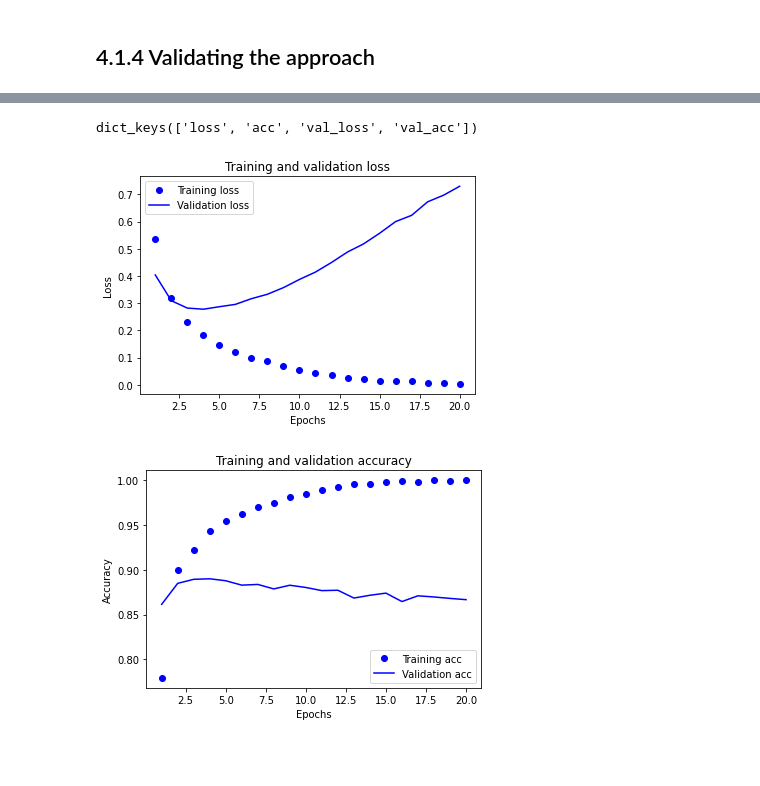
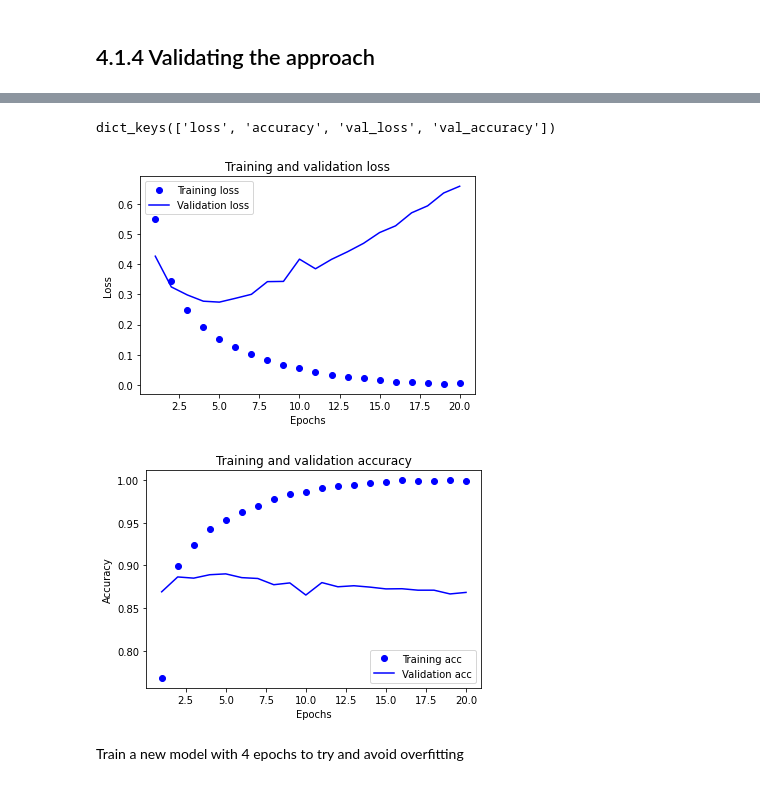
Before and after one commit to bloyal/Deep-Learning-with-Python, a Jupyter notebook: Deep_Learning_with_Python_Chapter_4.ipynb, the cells around one changed output, grey strips where cells are left out. Drawn from its saved outputs; the diff is of its cells as text; code cells hidden in the pictures; blank space fills up the shorter version.

```diff
--- a/Deep_Learning_with_Python_Chapter_4.ipynb
+++ b/Deep_Learning_with_Python_Chapter_4.ipynb
@@ -86,7 +90,7 @@ partial_y_train = y_train[10000:]
 # %%
 model.compile(optimizer='rmsprop',
               loss='binary_crossentropy',
-              metrics=['acc'])
+              metrics=['accuracy'])
 history = model.fit(partial_x_train,
                     partial_y_train,
                     epochs=20,
@@ -114,13 +118,15 @@ Epoch 20/20
 history_dict = history.history
 history_dict.keys()
 # %% [output]
-dict_keys(['loss', 'acc', 'val_loss', 'val_acc'])
+dict_keys(['loss', 'accuracy', 'val_loss', 'val_accuracy'])
 # %%
 import matplotlib.pyplot as plt
+
 history_dict = history.history
 loss_values = history_dict['loss']
 val_loss_values = history_dict['val_loss']
 epochs = range(1, len(loss_values) + 1)
+
 plt.plot(epochs, loss_values, 'bo', label='Training loss')
 plt.plot(epochs, val_loss_values, 'b', label='Validation loss')
 plt.title('Training and validation loss')
@@ -129,20 +135,24 @@ plt.ylabel('Loss')
 plt.legend()
 plt.show()
 # %% [output]
-[figure, old version]
+[figure, new version]
 # %%
 plt.clf()
-acc = history_dict['acc']
-val_acc = history_dict['val_acc']
+
+acc = history_dict['accuracy']
+val_acc = history_dict['val_accuracy']
+
 plt.plot(epochs, acc, 'bo', label='Training acc')
 plt.plot(epochs, val_acc, 'b', label='Validation acc')
 plt.title('Training and validation accuracy')
 plt.xlabel('Epochs')
 plt.ylabel('Accuracy')
 plt.legend()
 plt.show()
 # %% [output]
-[figure, old version]
+[figure, new version]
+# %% [markdown]
+Train a new model with 4 epochs to try and avoid overfitting
 # %%
 model = keras.Sequential([
     keras.layers.Dense(16, activation='relu'),
```
Also changed, not shown: parts of 15 cells of this notebook.
